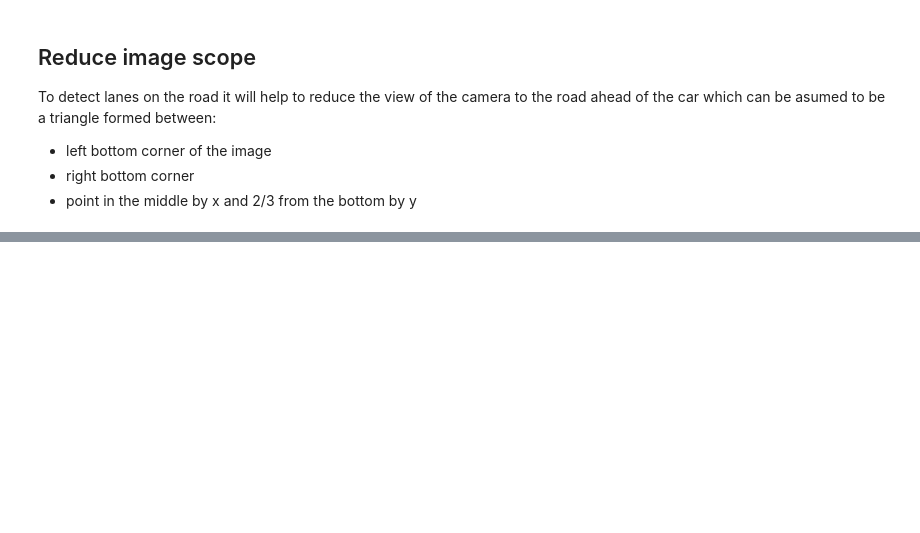
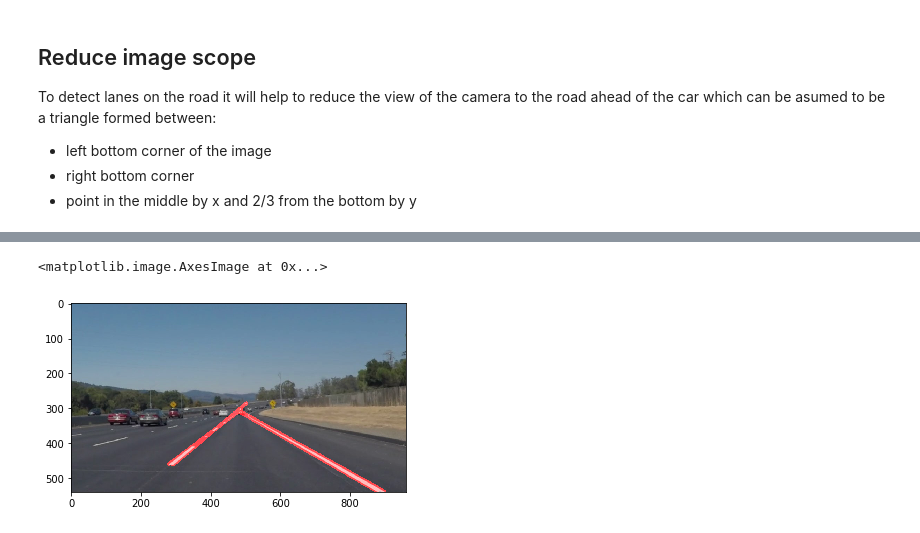
Before and after one commit to byapparov/CarND-LaneLines-P1, a Jupyter notebook: identify_lanes.ipynb, the cells around one changed output, grey strips where cells are left out. Drawn from its saved outputs; the diff is of its cells as text; code cells hidden in the pictures; blank space fills up the shorter version.

```diff
--- a/identify_lanes.ipynb
+++ b/identify_lanes.ipynb
@@ -161,0 +168,8 @@ plt.imshow(combo)
+# %%
+img_demo = img.copy()
+img_demo = cv2.addWeighted(img, 0.8, line_image, 1, 0)
+img_demo_color = cv2.cvtColor(img_demo, cv2.COLOR_BGR2RGB)
+plt.imshow(img_demo_color)
+# %% [output]
+<matplotlib.image.AxesImage at 0x...>
+[figure, added]
```
Also changed, not shown: parts of 7 cells of this notebook.
